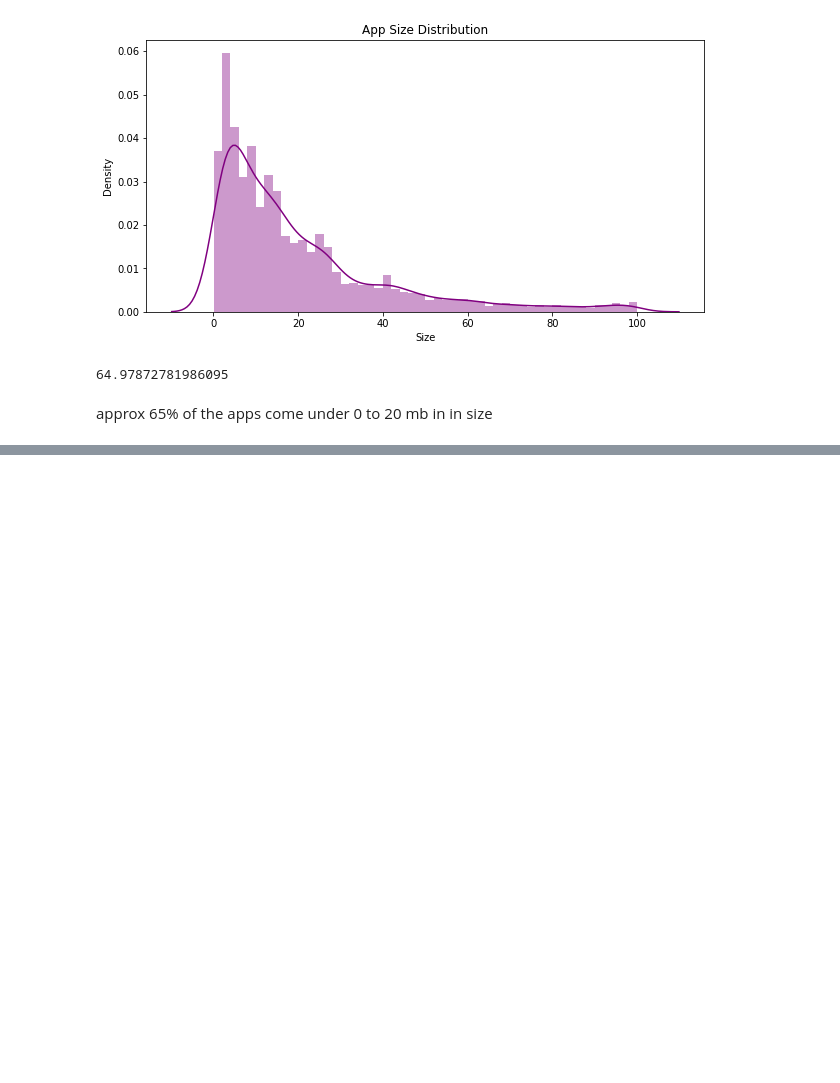
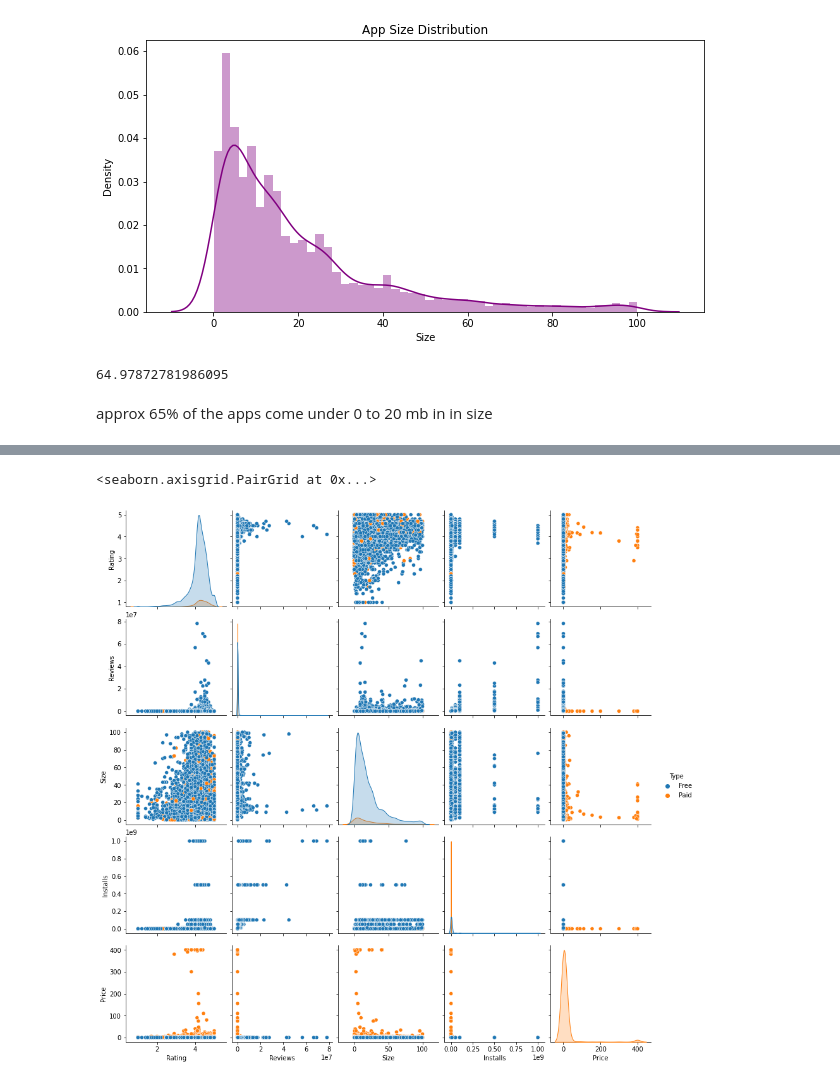
Before and after one commit to sunanda-debnath/EDA-PLAYSTORE-APP, a Jupyter notebook: Play_Store_App_Review_Analysis_Capstone_Project.ipynb, the cells around one changed output, grey strips where cells are left out. Saved outputs shown, nothing was run; the diff lists cells and outputs as text; code cells hidden in the pictures; blank space fills up the shorter version.

```diff
--- a/Play_Store_App_Review_Analysis_Capstone_Project.ipynb
+++ b/Play_Store_App_Review_Analysis_Capstone_Project.ipynb
@@ -324,0 +342,5 @@ approx 65% of the apps come under 0 to 20 mb in in size
+# %%
+sns.pairplot(df_new,hue='Type')
+# %% [output]
+<seaborn.axisgrid.PairGrid at 0x...>
+[figure, added]
```
Also changed, not shown: parts of 6 cells of this notebook.
